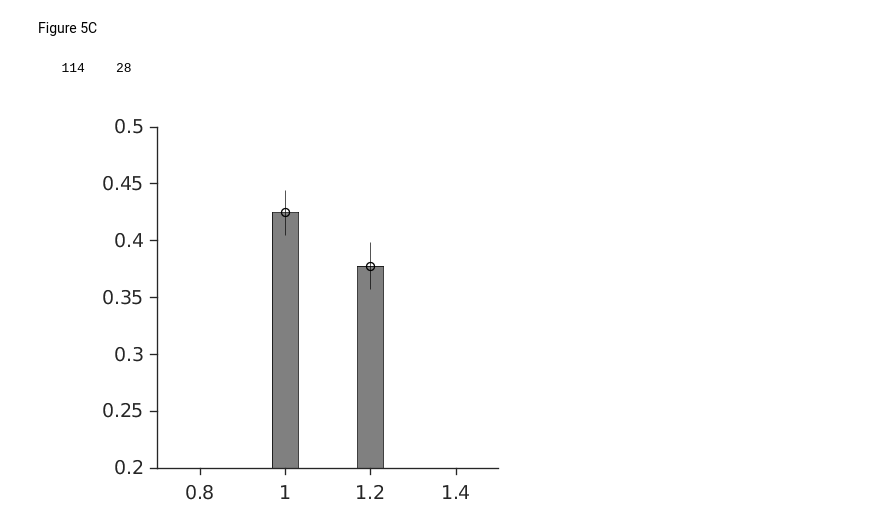
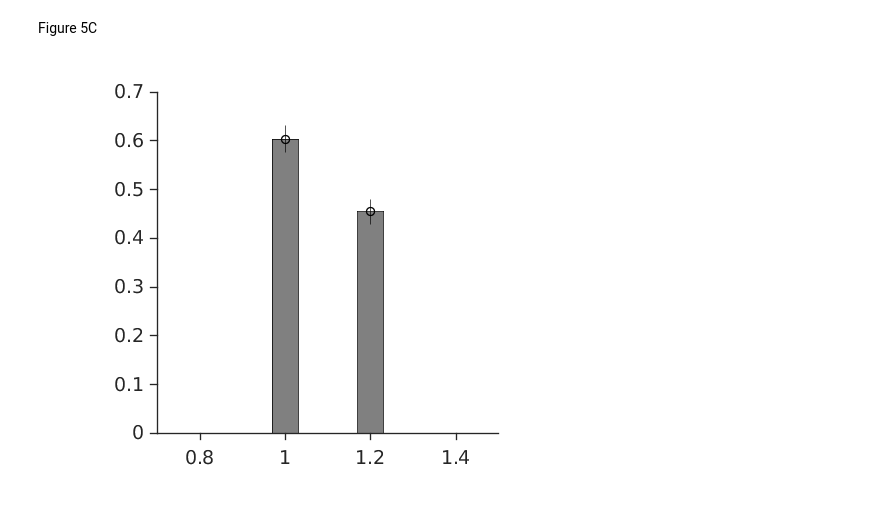
Before and after one commit to kohitij-kar/2021_faceEmotion_ASD, a Jupyter notebook: amyg_utils/amyg_ana.ipynb, the cells around one changed output. Drawn from its saved outputs; the diff is of its cells as text; code cells hidden in the pictures.

```diff
--- a/amyg_utils/amyg_ana.ipynb
+++ b/amyg_utils/amyg_ana.ipynb
@@ -13,7 +15,8 @@ Visual Drive Test
 # %%
 vis_drive_test = nan(442,1);
 for i = 1:442,
-     vis_drive_test(i) = ttest(nanmean(rates(:,i,time<0),3),nanmean(rates(:,i,time>0),3));
+     [~,vis_drive_test(i)] = signrank(nanmean(rates(:,i,time<0),3),nanmean(rates(:,i,time>=250&time<=1000),3));
 end
 disp(['Number of visual driven cell = ', num2str(sum(vis_drive_test==1))])
+valid_neurons = vis_drive_test==1;
 # %% [output]
@@ -30,8 +42,8 @@ asd = reshape(asd,[],size(asd,3));
 # %% [markdown]
 Get Amygdala Neural Predictions from a Regression Model
 # %%
-valid_neurons = intcon>0.1;
-features = zscore(nanmean(rates(:,valid_neurons,time>=0&time<=500),3),[],2)';
+% valid_neurons = intcon>0;
+features = zscore(nanmean(rates(:,valid_neurons,time>=250&time<=1500),3),[],2)';
 disp(size(features))
 neural_predictions = get_neuralTestPredictions('neu_features', features, 'happy_values',happy_groundTruth_behavData, 'ncomp',15);
 # %% [output]
@@ -63,20 +75,18 @@ Get correlation of neu_pred vs. behavior
 # %% [markdown]
 Figure 5C
 # %%
-valid_neurons = intcon>0.1;
 [consis_ctrl,consis_asd] = get_Amyg_behavPredictivity('neural_rates',rates,...
                                                        'timelimit', [250 1500],...
                                                        'happy_labels',happy_groundTruth_behavData,...
                                                        'ctrl_behavior',ctrl, 'asd_behavior', asd,...
-                                                       'difference_level',0,...
+                                                       'difference_level',0.02,...
                                                        'valid_neural_ind',valid_neurons);
 fig = figure;
 bar([1,1.2], [nanmean(nanmean(consis_ctrl,2)), nanmean(nanmean(consis_asd,2))], 'barwidth', 0.3, 'facecolor',[0.5 0.5 0.5]);
 hold on;
 errorbar([1,1.2], [nanmean(nanmean(consis_ctrl,2)), nanmean(nanmean(consis_asd,2))], [mad(nanmean(consis_ctrl,2)), mad(nanmean(consis_asd,2))],'ko', 'capsize',0);
 journalFigure(0)
-ylim([0.2 0.5])
+% ylim([0.2 0.5])
 xlim([0.7 1.5])
 # %% [output]
-   114    28
-[figure, old version]
+[figure, new version]
```
Also changed, not shown: parts of 8 cells of this notebook, 11 other files.
